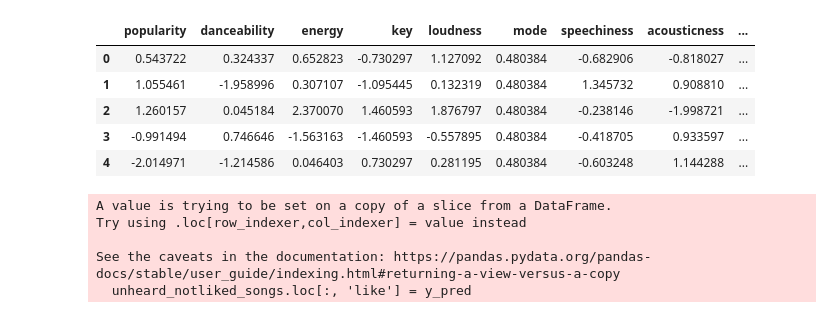
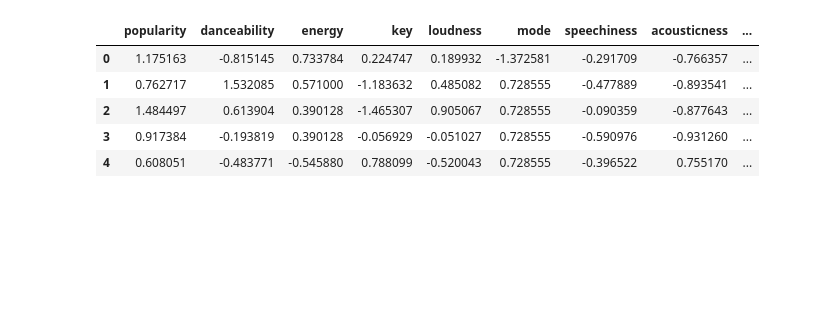
Before and after one commit to bsraya/data-science-portfolio, a Jupyter notebook: song-recommendation-system.ipynb, the cells around one changed output. Saved outputs shown, nothing was run; the diff lists cells and outputs as text; code cells hidden in the pictures; blank space fills up the shorter version.

```diff
--- a/song-recommendation-system.ipynb
+++ b/song-recommendation-system.ipynb
@@ -9,9 +9,9 @@ from sklearn.neighbors import KNeighborsClassifier
 from sklearn.model_selection import train_test_split
 import matplotlib.pyplot as plt
 # %%
-liked_songs = pd.read_parquet('datasets/cleaned/music-recommendation-system/liked-songs.parquet')
-unheard_songs = pd.read_parquet('datasets/cleaned/music-recommendation-system/unheard-songs.parquet')
-df = pd.concat([liked_songs, unheard_songs[unheard_songs['like'].notnull()]], ignore_index=True)
+liked_songs = pd.read_parquet('datasets/cleaned/music-recommendation-system/liked/songs.parquet')
+discover_weekly = pd.read_parquet('datasets/cleaned/music-recommendation-system/unheard/discover-weekly.parquet')
+unheard_songs = pd.read_parquet('datasets/cleaned/music-recommendation-system/unheard/songs.parquet')
+df = pd.concat([liked_songs, discover_weekly[discover_weekly['like'].notnull()]], ignore_index=True)
 df['listen'] = df['listen'].astype(int)
 df['like'] = df['like'].astype(int)
-df.tail()
@@ -26,24 +18,15 @@ df.tail()
 # %%
-float_columns = [
-  'popularity',
-  'danceability',
-  'energy',
-  'key',
-  'loudness',
-  'mode',
-  'speechiness',
-  'acousticness',
-  'instrumentalness',
-  'liveness',
-  'valence',
-  'tempo',
-  'duration_ms',
+tobe_standardized_columns = [
+  'popularity', 'danceability', 'energy',
+  'key', 'loudness', 'mode', 'speechiness',
+  'acousticness', 'instrumentalness', 'liveness',
+  'valence', 'tempo', 'duration_ms',
   'time_signature'
 ]
 # %%
 scaler = StandardScaler()
 
-unstandardized_df = df[float_columns].copy()
-standardized = scaler.fit_transform(unstandardized_df)
+unstandardized_favorite_songs_df = df[tobe_standardized_columns].copy()
+standardized_favorite_songs_values = scaler.fit_transform(unstandardized_favorite_songs_df)
 # %%
 # put the standardized data back into a dataframe, as well as the `id` column back
@@ -131,28 +66,22 @@ unstandardized_df.head()
 # %%
-unstandardized_df = unheard_notliked_songs[float_columns].copy()
-standardized_values = scaler.fit_transform(unstandardized_df)
-standardized_df = pd.DataFrame(standardized_values, columns=float_columns)
-standardized_df['id'] = unheard_notliked_songs['id']
-standardized_df['listen'] = unheard_notliked_songs['listen']
-standardized_df.head()
+unstandardized_unheard_notliked_songs_df = unheard_notliked_songs[tobe_standardized_columns].copy()
+standardized_unheard_notliked_songs_values = scaler.fit_transform(unstandardized_unheard_notliked_songs_df)
+standardized_unheard_notliked_songs_df = pd.DataFrame(standardized_unheard_notliked_songs_values, columns=tobe_standardized_columns)
+standardized_unheard_notliked_songs_df['id'] = unheard_notliked_songs['id']
+standardized_unheard_notliked_songs_df['listen'] = unheard_notliked_songs['listen']
+standardized_unheard_notliked_songs_df.head()
 # %% [output]
 |  | popularity | danceability | energy | key | loudness | mode | speechiness | acousticness | ... |
-| 0 | 0.543722 | 0.324337 | 0.652823 | -0.730297 | 1.127092 | 0.480384 | -0.682906 | -0.818027 | ... |
-| 1 | 1.055461 | -1.958996 | 0.307107 | -1.095445 | 0.132319 | 0.480384 | 1.345732 | 0.908810 | ... |
-| 2 | 1.260157 | 0.045184 | 2.370070 | 1.460593 | 1.876797 | 0.480384 | -0.238146 | -1.998721 | ... |
-| 3 | -0.991494 | 0.746646 | -1.563163 | -1.460593 | -0.557895 | 0.480384 | -0.418705 | 0.933597 | ... |
-| 4 | -2.014971 | -1.214586 | 0.046403 | 0.730297 | 0.281195 | 0.480384 | -0.603248 | 1.144288 | ... |
+| 0 | 1.175163 | -0.815145 | 0.733784 | 0.224747 | 0.189932 | -1.372581 | -0.291709 | -0.766357 | ... |
+| 1 | 0.762717 | 1.532085 | 0.571000 | -1.183632 | 0.485082 | 0.728555 | -0.477889 | -0.893541 | ... |
+| 2 | 1.484497 | 0.613904 | 0.390128 | -1.465307 | 0.905067 | 0.728555 | -0.090359 | -0.877643 | ... |
+| 3 | 0.917384 | -0.193819 | 0.390128 | -0.056929 | -0.051027 | 0.728555 | -0.590976 | -0.931260 | ... |
+| 4 | 0.608051 | -0.483771 | -0.545880 | 0.788099 | -0.520043 | 0.728555 | -0.396522 | 0.755170 | ... |
 # %%
-knn = KNeighborsClassifier(n_neighbors=3)
+knn = KNeighborsClassifier(n_neighbors=4)
 knn.fit(X_train, y_train)
-y_pred = knn.predict(standardized_df[float_columns])
-unheard_notliked_songs.loc[:, 'like'] = y_pred
+y_pred = knn.predict(standardized_unheard_notliked_songs_df[tobe_standardized_columns])
+unheard_notliked_songs['like'] = y_pred
-# %% [output]
-A value is trying to be set on a copy of a slice from a DataFrame.
-Try using .loc[row_indexer,col_indexer] = value instead
-
-See the caveats in the documentation: https://pandas.pydata.org/pandas-docs/stable/user_guide/indexing.html#returning-a-view-versus-a-copy
-  unheard_notliked_songs.loc[:, 'like'] = y_pred
 # %%
 unheard_notliked_songs['like'].value_counts()
 # %% [output]
```
Also changed, not shown: parts of 21 cells of this notebook, 6 other files.
